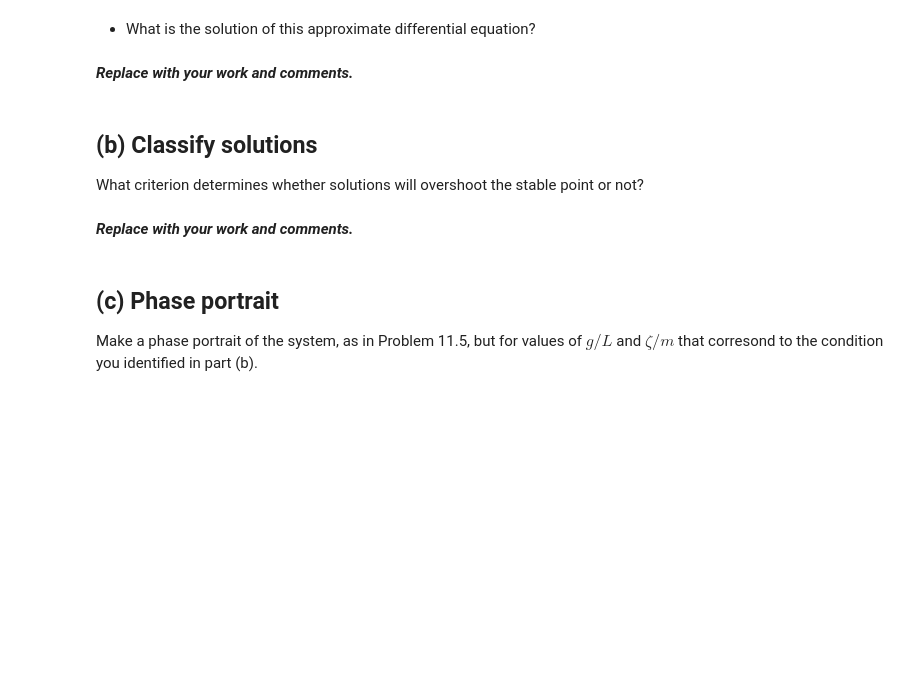
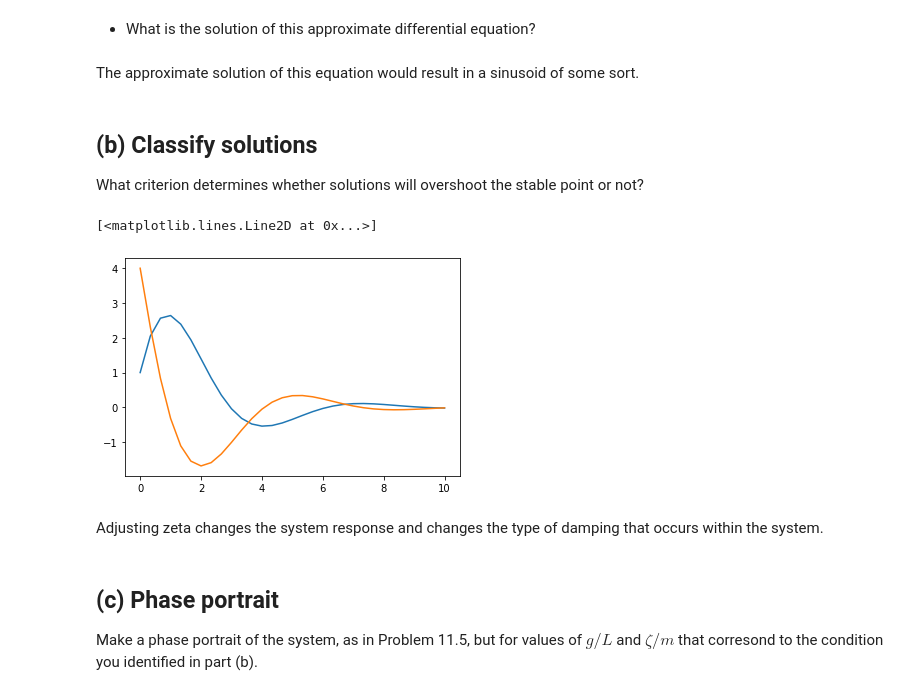
Before and after one commit to mkuchle16/biophysics, a Jupyter notebook: week-08/problem-11.8.ipynb, the cells around one changed output. Saved outputs shown, nothing was run; the diff lists cells and outputs as text; code cells hidden in the pictures; blank space fills up the shorter version.

```diff
--- a/week-08/problem-11.8.ipynb
+++ b/week-08/problem-11.8.ipynb
@@ -21,13 +25,34 @@ Use this notebook to store your work for this problem.
 # %% [markdown]
 - What is the solution of this approximate differential equation?
-# %% [markdown]
-***Replace with your work and comments.***
+# %% [markdown]
+The approximate solution of this equation would result in a sinusoid of some sort.
 # %% [markdown]
 ## (b) Classify solutions
 
 What criterion determines whether solutions will overshoot the stable point or not?
-# %% [markdown]
-***Replace with your work and comments.***
+# %%
+def F(y,t):
+    dy = [0,0]
+    dy[0] = y[1]
+    dy[1] = -(alpha*y[0] + y[1])
+    return dy
+# %%
+m = 2
+g = 9.81
+L = 2
+zeta = 1
+T = zeta/m
+alpha =(g*T**2)/L
+t = np.linspace(0,10,31)
+y0 = [1,4]
+y = odeint(F,y0,t)
+plt.plot(t,y[:,0])
+plt.plot(t,y[:,1])
+# %% [output]
+[<matplotlib.lines.Line2D at 0x...>]
+[figure, added]
+# %% [markdown]
+Adjusting zeta changes the system response and changes the type of damping that occurs within the system.
 # %% [markdown]
 ## (c)  Phase portrait
 
```
Also changed, not shown: parts of 8 cells of this notebook, 3 other files.
